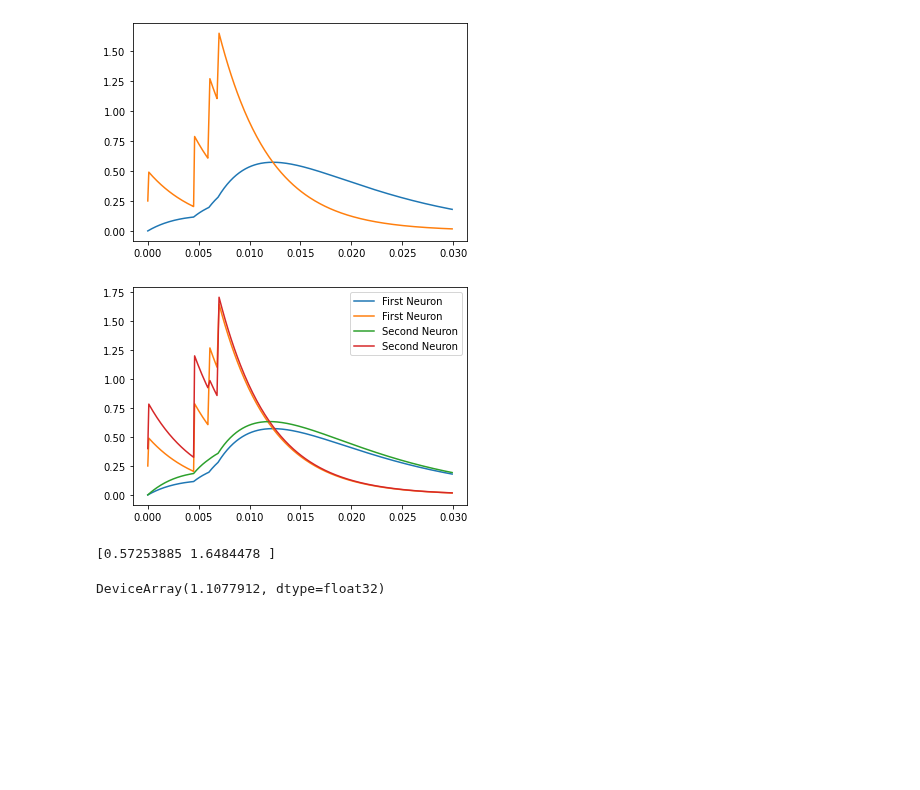
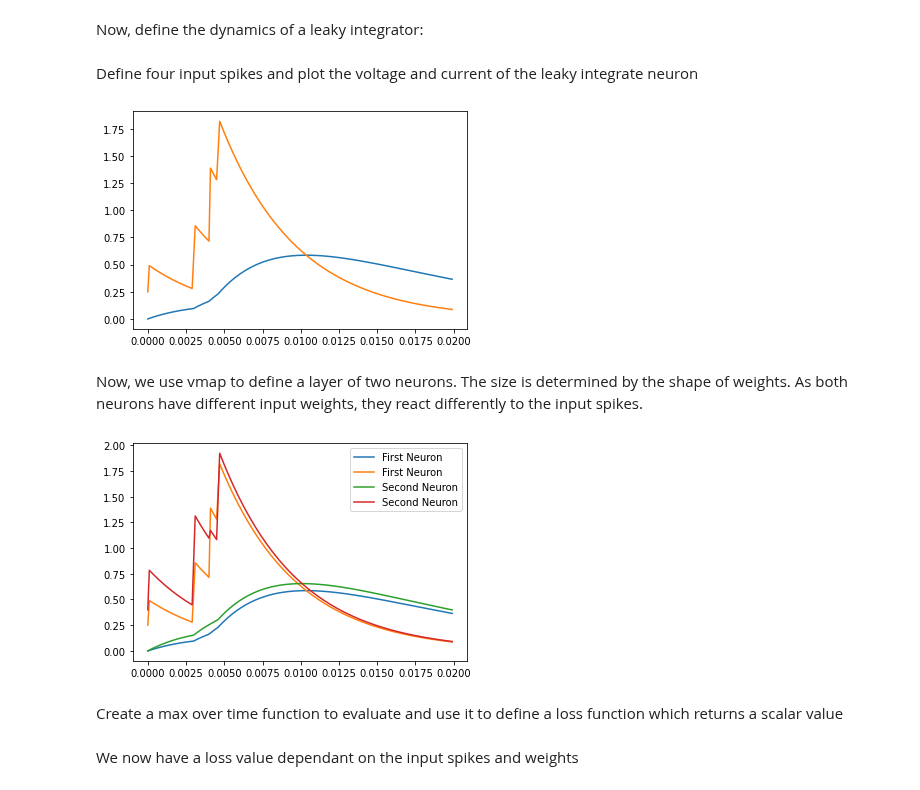
Before and after one commit to electronicvisions/jaxsnn, a Jupyter notebook: jaxsnn/notebooks/leaky_integrate.ipynb, the cells around one changed output. Cells and saved outputs as stored; diff of their text form; code cells hidden in the pictures; blank space fills up the shorter version.

```diff
--- a/jaxsnn/notebooks/leaky_integrate.ipynb
+++ b/jaxsnn/notebooks/leaky_integrate.ipynb
@@ -17,3 +10,10 @@ t_max = 2 * t_late
+# %%
+p = LIFParameters()
+
+t_late = 2 * p.tau_syn
+t_max = 4 * p.tau_syn
+# %% [markdown]
+Now, define the dynamics of a leaky integrator:
 # %%
 def heaviside(x):
     return 0.5 + 0.5 * np.sign(x)
@@ -21,7 +21,7 @@ def heaviside(x):
 
 def kernel(t, t0):
     # neuron dynamics
-    A = np.array([[-tau_mem_inv, tau_mem_inv], [0, -tau_syn_inv]])
+    A = np.array([[-p.tau_mem_inv, p.tau_mem_inv], [0, -p.tau_syn_inv]])
     return heaviside(t - t0) * jax.scipy.linalg.expm(A * (t - t0))  # type: ignore
 
 
@@ -29,73 +29,63 @@ def f(t0, x0, t):
     return np.einsum("ijk, ik -> j", jax.vmap(partial(kernel, t))(t0), x0)
 
 
-def li_cell(weights, inputs, ts):
-    spike_times, spike_idx = inputs
-    xk = np.stack((np.zeros(4), weights[spike_idx]), axis=1)
-    ys = jax.vmap(partial(f, spike_times, xk))(ts)
+def li_cell(weights, spikes, ts):
+    xk = np.stack((np.zeros(4), weights[spikes.idx]), axis=1)
+    ys = jax.vmap(partial(f, spikes.time, xk))(ts)
     return ys
+# %% [markdown]
+Define four input spikes and plot the voltage and current of the leaky integrate neuron
 # %%
-# lets suppose we have the previous spikes as
-spike_idx = np.array([0, 1, 2, 1])
-spike_times = np.array([0.0, 0.15, 0.2, 0.23]) * t_max
+spikes = Spike(
+    time=np.array([0.0, 0.15, 0.2, 0.23]) * t_max,
+    idx=np.array([0, 1, 2, 1])
+)
 
 weights = np.array([0.5, 0.6, 0.7])
 
 ts = np.arange(0, t_max, 1e-4)  # time grid to evaluate on
-ys = li_cell(weights, (spike_times, spike_idx), ts)
+ys = li_cell(weights, spikes, ts)
 plt.plot(ts, ys)
 plt.show()
 # %% [output]
-[figure, old version]
+[figure, new version]
+# %% [markdown]
+Now, we use vmap to define a layer of two neurons. The size is determined by the shape of weights. As both neurons have different input weights, they react differently to the input spikes.
 # %%
-# now do this for two leaky integrate neurons
 leaky_integrator = jax.vmap(li_cell, in_axes=(1, None, None), out_axes=1)
 
 weights = np.array(
     [
         [0.5, 0.8],
         [0.6, 0.9],
         [0.7, 0.1],
     ]
 )
-output = leaky_integrator(weights, (spike_times, spike_idx), ts)
+output = leaky_integrator(weights, spikes, ts)
 first_neuron, second_neuron = output[:, 0], output[:, 1]
 plt.plot(ts, first_neuron, label="First Neuron")
 plt.plot(ts, second_neuron, label="Second Neuron")
 plt.legend()
 plt.show()
 # %% [output]
-[figure, old version]
+[figure, new version]
-# %%
-# define a max over time loss
-def max_over_time(output):
-    return np.max(output[::, 0], axis=0)
-
-
-output = leaky_integrator(weights, (spike_times, spike_idx), ts)
-max_v = max_over_time(output)
-print(max_v)
-# %% [output]
-[0.57253885 1.6484478 ]
+# %% [markdown]
+Create a max over time function to evaluate and use it to define a loss function which returns a scalar value
 # %%
-def nll_loss(weights, max_voltage):
+def max_over_time(output):
+    return np.max(output[::, 0], axis=0)
+
+
+def nll_loss(max_voltage, targets):
     preds = jax.nn.log_softmax(max_voltage)
     loss = -np.sum(targets * preds)
     return loss
 
 
 def loss_fn(weights, batch):
-    output = leaky_integrator(weights, (spike_times, spike_idx), ts)
+    spikes, targets = batch
+    output = leaky_integrator(weights, spikes, ts)
     max_voltage = max_over_time(output)
-    return nll_loss(weights, max_voltage)
-
-
-spike_idx = np.array([0, 1, 2, 1])
-spike_times = np.array([0, 0.2, 0.25, 0.4]) * t_max
-
-inputs = (spike_times, spike_idx)
-targets = np.array([1.0, 0.0])
-batch = (inputs, targets)
-loss_fn(weights, batch)
+    return nll_loss(max_voltage, targets)
-# %% [output]
-DeviceArray(1.1077912, dtype=float32)
+# %% [markdown]
+We now have a loss value dependant on the input spikes and weights
```
Also changed, not shown: parts of 8 cells of this notebook, 9 other files.
